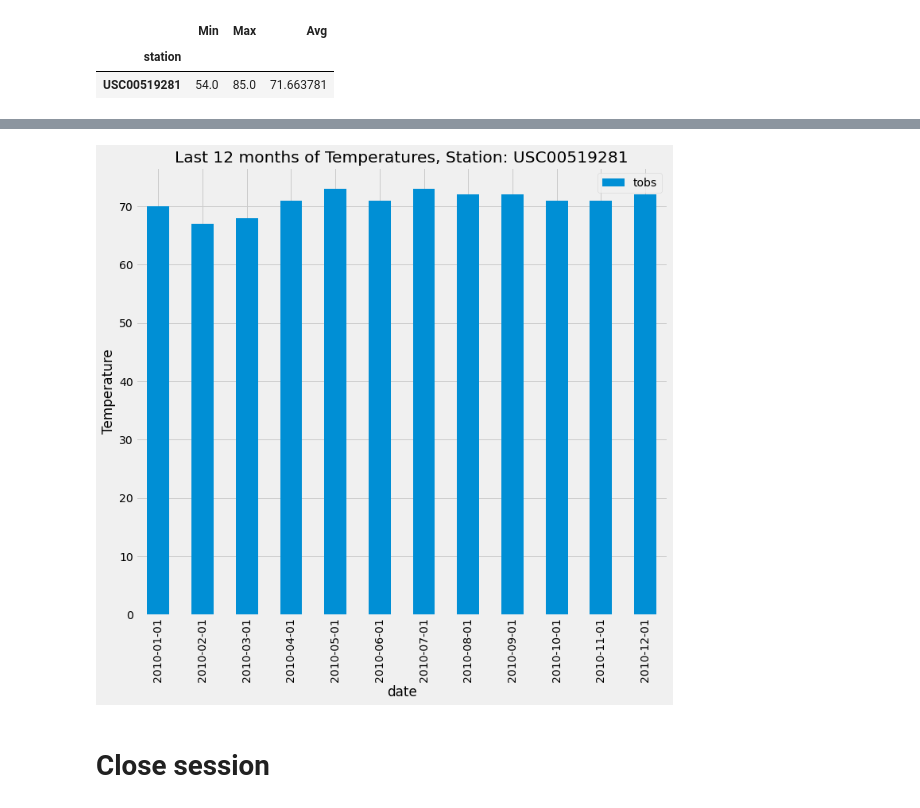
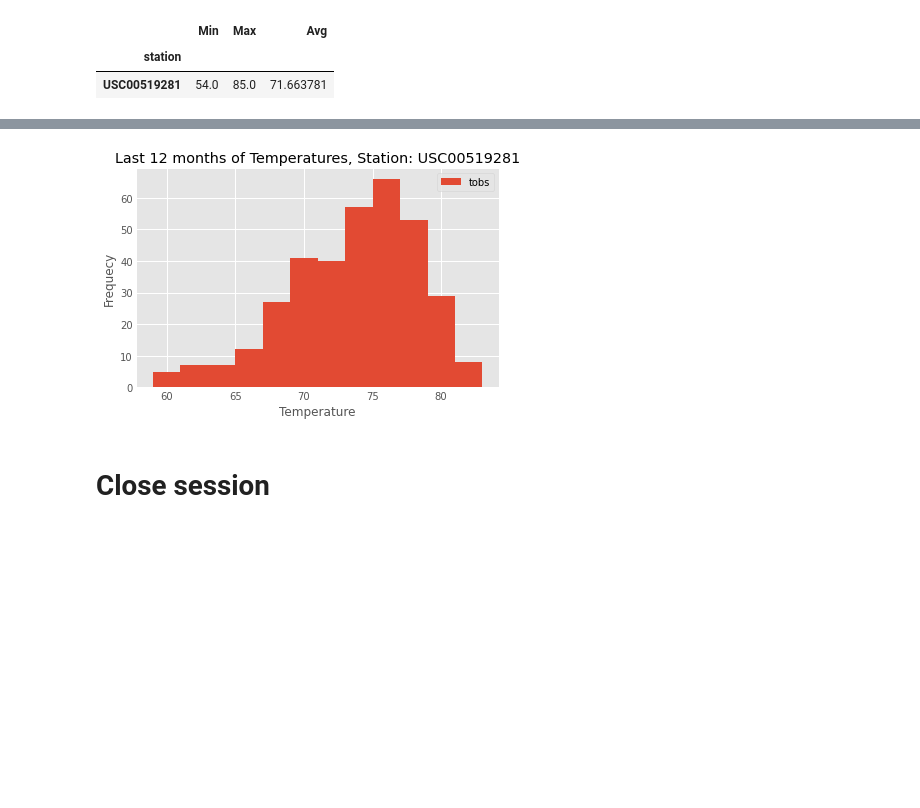
Before and after one commit to galciluz/sqlalchemy-challenge, a Jupyter notebook: climate_starter.ipynb, the cells around one changed output, grey strips where cells are left out. Drawn from its saved outputs; the diff is of its cells as text; code cells hidden in the pictures; blank space fills up the shorter version.

```diff
--- a/climate_starter.ipynb
+++ b/climate_starter.ipynb
@@ -73,0 +75,5 @@ print(recent_date.date)
+# %%
+date1 = recent_date.date
+date1 = datetime.strptime(date1, '%Y-%m-%d').date()
+date2 = date1 - dt.timedelta(days=365)
+print(date1, date2)
@@ -124,6 +110,8 @@ prcp_groupbydate
 # %%
 # Plot the dataframe as a horizontal bar chart using pandas plotting
-prcp_groupbydate.plot.barh(figsize=(10,10), title="Last 12 months of precipitation")
+plt.style.use('ggplot')
+prcp_df.plot(title="Last 12 months of precipitation data",rot=90)
 plt.tight_layout()
+plt.ylabel("Precipitation")
 plt.show()
 # %% [output]
@@ -154,11 +142,13 @@ print(station_num)
 # %%
 # Design a query to find the most active stations (i.e. what stations have the most rows?)
 # List the stations and the counts in descending order.
-station_rows = session.query(Measurement.station, func.count(Measurement.date)).group_by(Measurement.station).order_by(func.count(Measurement.date).desc()).all()
+station_rows = session.query(Measurement.station, func.count(Measurement.date)).group_by(Measurement.station).\
+            order_by(func.count(Measurement.date).desc()).all()
 # Save the query results as a Pandas DataFrame and set the index to the date column
 station_df = pd.DataFrame(station_rows, columns=['station','count'])
 print(station_df)
 active_station = station_df.loc[0][0]
+print("-------------------------------------------")
 print('The Most Active Station is: ',active_station)
 # %% [output]
        station  count
@@ -186,13 +177,13 @@ summary_as
 # %%
 # Using the most active station id
 # Query the last 12 months of temperature observation data for this station and plot the results as a histogram
-temp_activestation = session.query(Measurement.date, Measurement.tobs).\
-            filter(Measurement.station == active_station).order_by(Measurement.date.asc()).all()
+temp_activestation = session.query(Measurement.tobs).\
+            filter(Measurement.station == active_station).\
+            filter(Measurement.date >= date2).\
+            order_by(Measurement.date.desc()).all()
 # Save the query results as a Pandas DataFrame and set the index to the date column
-tempas_df = pd.DataFrame(temp_activestation, columns=['date','tobs'])
+tempas_df = pd.DataFrame(temp_activestation, columns=['tobs'])
 tempas_df=tempas_df.dropna(subset=['tobs'])
-tempas_df['date']=pd.to_datetime(tempas_df['date'])
-tempas_df.set_index('date', inplace=True)
-tempas_df
+tempas_df.head(10)
 # %% [output]
 |  | tobs |
@@ -235,11 +200,13 @@ temp_groupbydate
 # %%
 # Plot the dataframe as a horizontal bar chart using pandas plotting
-temp_groupbydate.plot.bar(figsize=(10,10), title="Last 12 months of Temperatures, Station: "+ active_station)
+tempas_df.plot.hist(bins=12)
+plt.title("Last 12 months of Temperatures, Station: "+ active_station)
+plt.ylabel("Frequecy")
+plt.xlabel ("Temperature")
 plt.tight_layout()
-plt.ylabel("Temperature")
 plt.show()
 # %% [output]
-[figure, old version]
+[figure, new version]
 # %% [markdown]
 # Close session
 # %%
```
Also changed, not shown: parts of 12 cells of this notebook, 2 other files.
